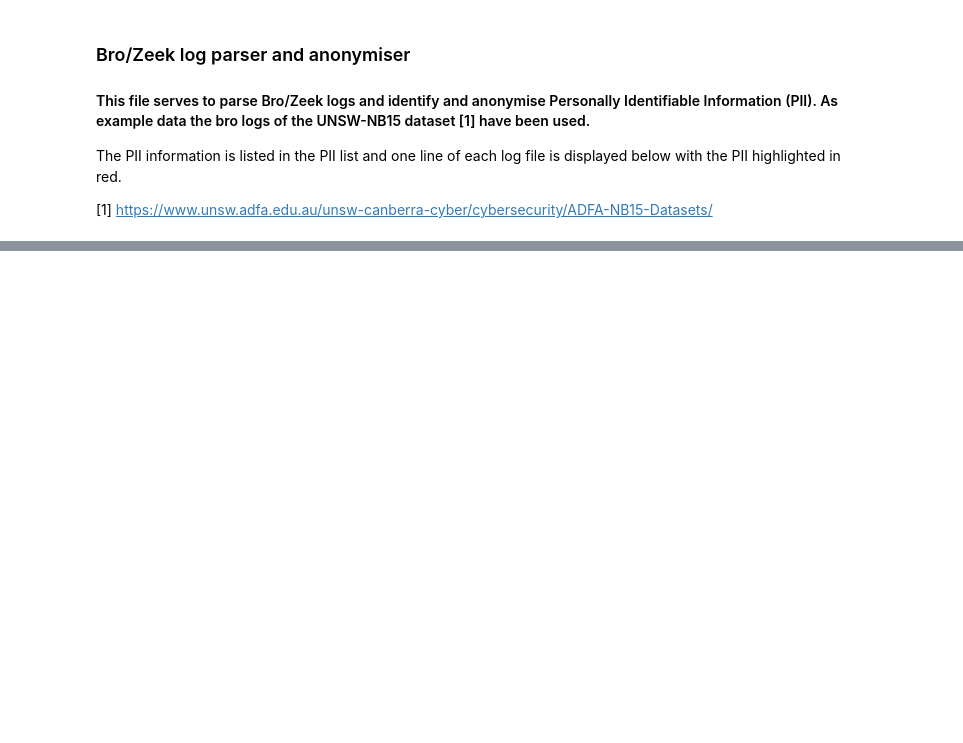
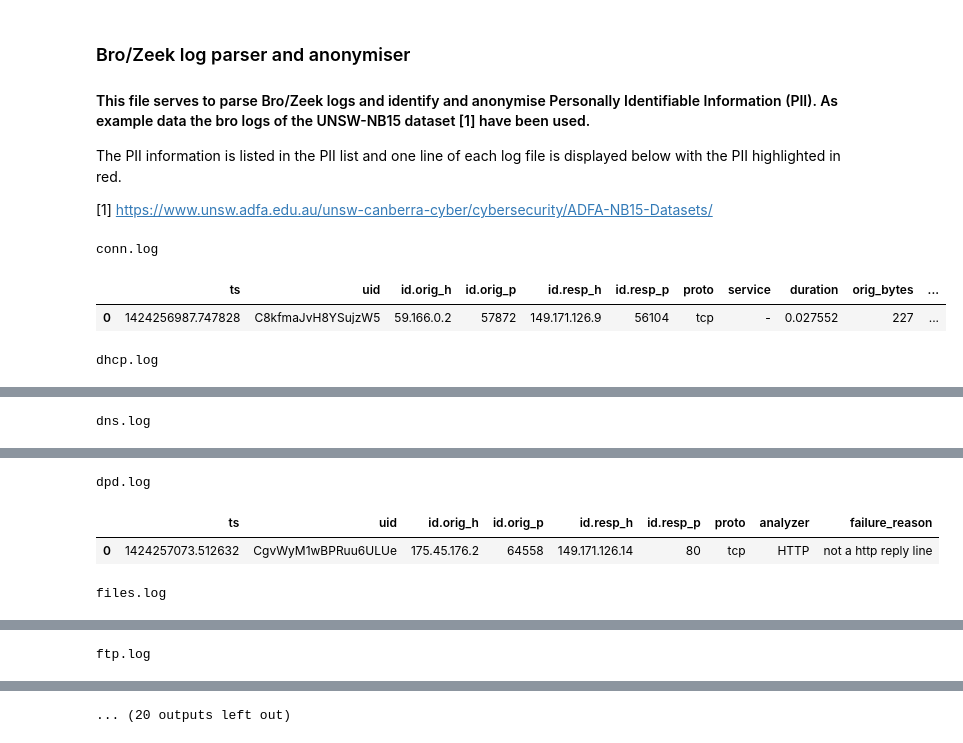
Before and after one commit to JKeijer/Zeek_log_anonymiser, a Jupyter notebook: Bro-Zeek log parser and anonymiser.ipynb, the cells around one changed output, grey strips where cells are left out. Saved outputs shown, nothing was run; the diff lists cells and outputs as text; code cells hidden in the pictures; blank space fills up the shorter version.

Commit message:
with output and red

```diff
--- a/Bro-Zeek log parser and anonymiser.ipynb
+++ b/Bro-Zeek log parser and anonymiser.ipynb
@@ -63,5 +65,10 @@ PII = ['id.orig_h','id.resp_h',
 # %%
 for filename in filenames:
     print(filename)
     df_log = get_dataframe(filename,seperator).iloc[:1,:]
-    display(df_log.style.apply(highlight_col, axis=None))
+    display(HTML(df_log.style.apply(highlight_col, axis=None).render()))
+# %% [output]
+conn.log
+|  | ts | uid | id.orig_h | id.orig_p | id.resp_h | id.resp_p | proto | service | duration | orig_bytes | ... |
+| 0 | 1424256987.747828 | C8kfmaJvH8YSujzW5 | 59.166.0.2 | 57872 | 149.171.126.9 | 56104 | tcp | - | 0.027552 | 227 | ... |
+dhcp.log
@@ -67,0 +77 @@ for filename in filenames:
+dns.log
@@ -67,0 +80,4 @@ for filename in filenames:
+dpd.log
+|  | ts | uid | id.orig_h | id.orig_p | id.resp_h | id.resp_p | proto | analyzer | failure_reason |
+| 0 | 1424257073.512632 | CgvWyM1wBPRuu6ULUe | 175.45.176.2 | 64558 | 149.171.126.14 | 80 | tcp | HTTP | not a http reply line |
+files.log
@@ -67,0 +86 @@ for filename in filenames:
+ftp.log
@@ -67,0 +89 @@ for filename in filenames:
+... (20 outputs left out)
```
Also changed, not shown: parts of 2 cells of this notebook.
